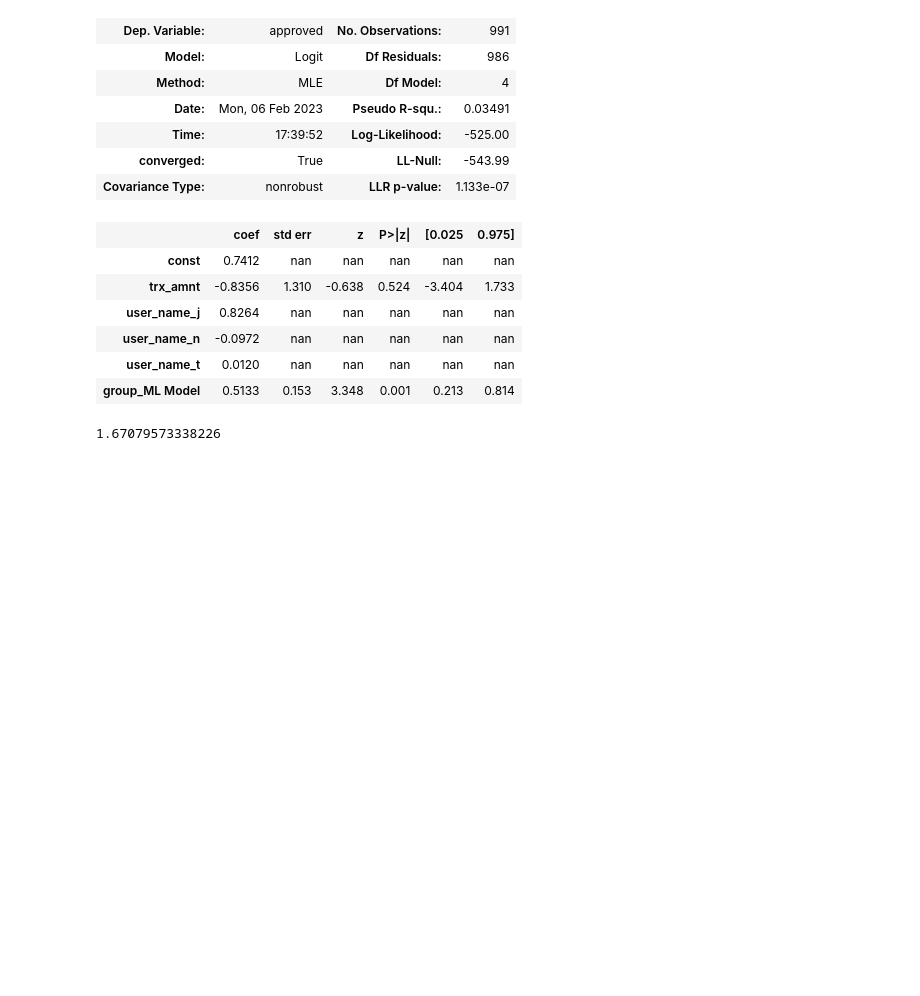
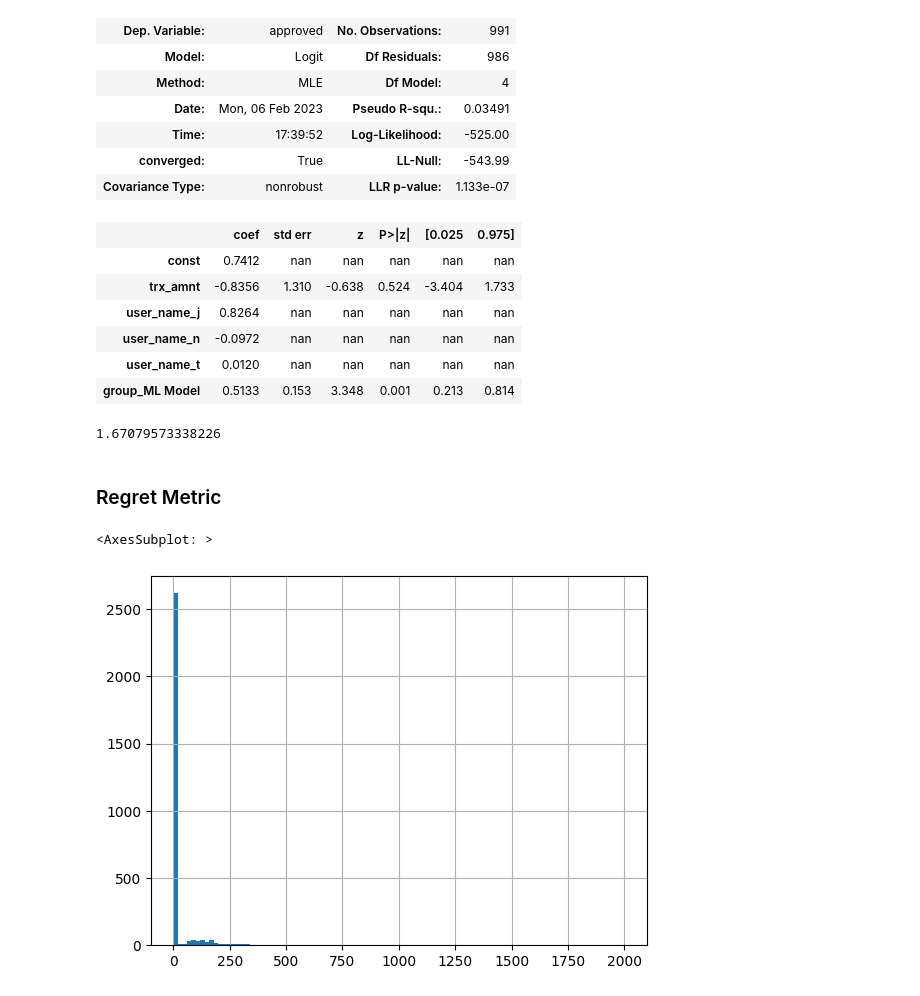
Before and after one commit to dssg/feedzai-analysis, a Jupyter notebook: src/notebooks/linear_models_v3.ipynb, the cells around one changed output. Drawn from its saved outputs; the diff is of its cells as text; code cells hidden in the pictures; blank space fills up the shorter version.

Commit message:
testing the regret metric

```diff
--- a/src/notebooks/linear_models_v3.ipynb
+++ b/src/notebooks/linear_models_v3.ipynb
@@ -466,3 +494,26 @@ Logit Regression Results
 math.exp(0.5133)
 # %% [output]
 1.67079573338226
+# %% [markdown]
+### Regret Metric
+# %%
+msk = all_decisions['conf_cell'] == 'tp'
+
+all_decisions['regret'] = all_decisions[~msk].apply(
+    lambda x: 4 if x['conf_cell'] in {'fn'} else (1 - float(x['decision_value'] / x['potential_revenue'])),
+    axis=1
+)
+all_decisions['regret'] = all_decisions['regret'].fillna(0)
+# %%
+# msk = all_decisions['conf_cell'] == 'tp'
+
+all_decisions['regret2'] = all_decisions[~msk].apply(
+    lambda x: x['potential_revenue'] - x['decision_value'],
+    axis=1
+)
+# all_decisions['regret'] = all_decisions['regret'].fillna(0)
+# %%
+all_decisions['regret2'].hist(bins=100)
+# %% [output]
+<AxesSubplot: >
+[figure, added]
```
Also changed, not shown: parts of 12 cells of this notebook.
